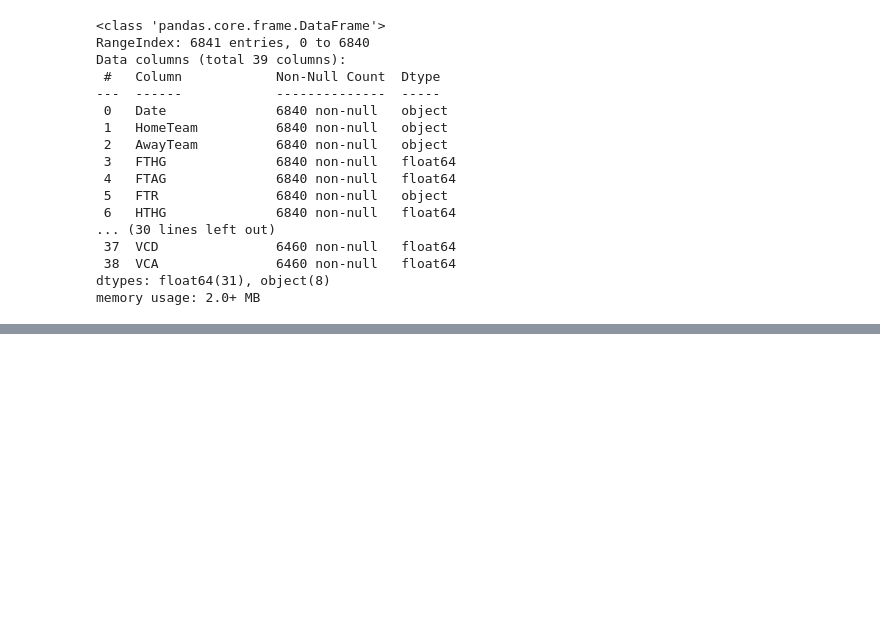
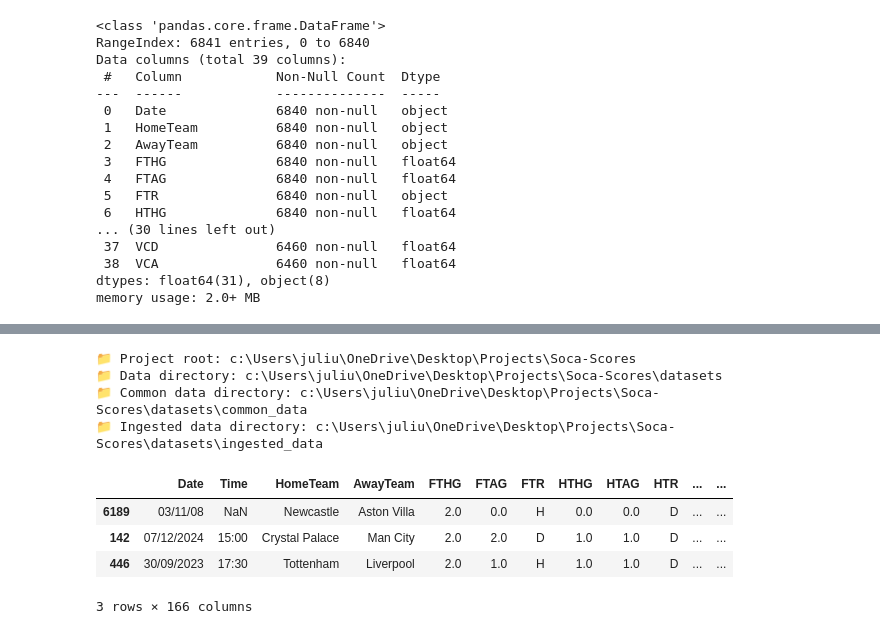
Before and after one commit to Jnyambok/Soca-Scores, a Jupyter notebook: experiments/notebooks/data_cleaning.ipynb, the cells around one changed output, grey strips where cells are left out. Saved outputs shown, nothing was run; the diff lists cells and outputs as text; code cells hidden in the pictures; blank space fills up the shorter version.

```diff
--- a/experiments/notebooks/data_cleaning.ipynb
+++ b/experiments/notebooks/data_cleaning.ipynb
@@ -368,0 +373,37 @@ test_answer()
+# %%
+
+import pandas as pd
+from pathlib import Path
+
+# ===== Defining the data directories ====#
+PROJECT_ROOT = Path().absolute().parent.parent
+DATA_DIR = PROJECT_ROOT / "datasets"
+COMMON_DATA_DIR = DATA_DIR / "common_data"
+INGESTED_DIR = DATA_DIR / "ingested_data"
+
+# == Ingested csv file == #
+ingested_csv_file = INGESTED_DIR / "enhanced_dataset.csv"
+
+# == Feature catalog csv == #
+feature_catalog_csv_file = COMMON_DATA_DIR / "feature_catalog.csv"
+
+
+print(f"📁 Project root: {PROJECT_ROOT}")
+print(f"📁 Data directory: {DATA_DIR}")
+print(f"📁 Common data directory: {COMMON_DATA_DIR}")
+print(f"📁 Ingested data directory: {INGESTED_DIR}")
+# %% [output]
+📁 Project root: c:\Users\juliu\OneDrive\Desktop\Projects\Soca-Scores
+📁 Data directory: c:\Users\juliu\OneDrive\Desktop\Projects\Soca-Scores\datasets
+📁 Common data directory: c:\Users\juliu\OneDrive\Desktop\Projects\Soca-Scores\datasets\common_data
+📁 Ingested data directory: c:\Users\juliu\OneDrive\Desktop\Projects\Soca-Scores\datasets\ingested_data
+# %%
+# Enhanced dataset
+enhanced_data = pd.read_csv(ingested_csv_file)
+enhanced_data.sample(3)
+# %% [output]
+|  | Date | Time | HomeTeam | AwayTeam | FTHG | FTAG | FTR | HTHG | HTAG | HTR | ... | ... |
+| 6189 | 03/11/08 | NaN | Newcastle | Aston Villa | 2.0 | 0.0 | H | 0.0 | 0.0 | D | ... | ... |
+| 142 | 07/12/2024 | 15:00 | Crystal Palace | Man City | 2.0 | 2.0 | D | 1.0 | 1.0 | D | ... | ... |
+| 446 | 30/09/2023 | 17:30 | Tottenham | Liverpool | 2.0 | 1.0 | H | 1.0 | 1.0 | D | ... | ... |
+3 rows × 166 columns
```
Also changed, not shown: parts of 6 cells of this notebook, 4 other files.
